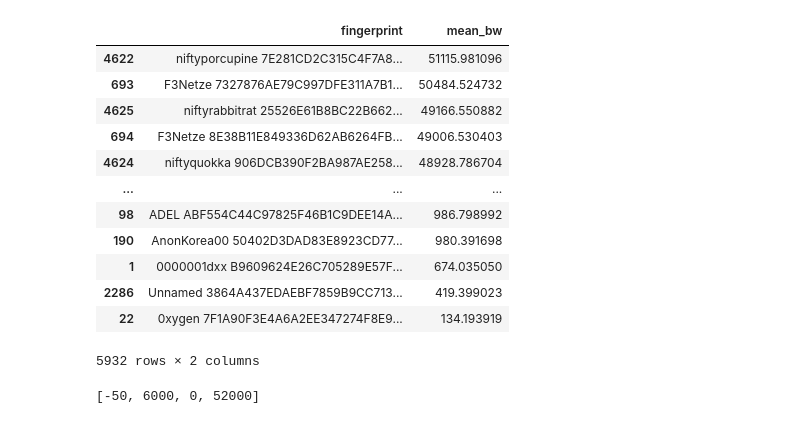
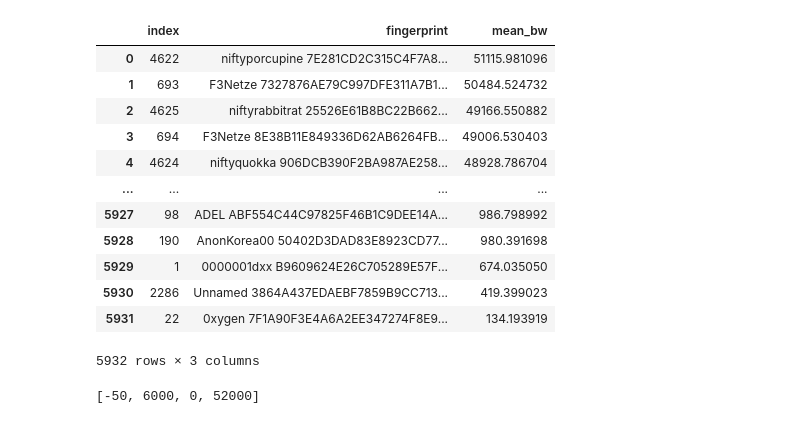
Before and after one commit to axo318/tor-masters-project, a Jupyter notebook: bw_research/choosing_n_relays.ipynb, the cells around one changed output. Cells and saved outputs as stored; diff of their text form; code cells hidden in the pictures.

```diff
--- a/bw_research/choosing_n_relays.ipynb
+++ b/bw_research/choosing_n_relays.ipynb
@@ -18,27 +18,27 @@ means = [df.mean(axis=1) for df in dfs_feb]
 # %%
 # Construct dataframe with relays and their daily means
 df_temp = pd.DataFrame()
 df_temp['fingerprint'] = dfs_feb[0]['fingerprint']
 for i,m in enumerate(means):
     df_temp['day '+str(i+1)] = m
 
 # Find monthly bandwidth mean of each relay
 df = pd.DataFrame()
 df['fingerprint'] = df_temp['fingerprint']
 df['mean_bw'] = df_temp.mean(axis=1)
-df = df.sort_values(by='mean_bw', ascending=False)
+df = df.sort_values(by='mean_bw', ascending=False).reset_index()
 df
 # %% [output]
-|  | fingerprint | mean_bw |
-| 4622 | niftyporcupine 7E281CD2C315C4F7A8... | 51115.981096 |
-| 693 | F3Netze 7327876AE79C997DFE311A7B1... | 50484.524732 |
-| 4625 | niftyrabbitrat 25526E61B8BC22B662... | 49166.550882 |
-| 694 | F3Netze 8E38B11E849336D62AB6264FB... | 49006.530403 |
-| 4624 | niftyquokka 906DCB390F2BA987AE258... | 48928.786704 |
-| ... | ... | ... |
-| 98 | ADEL ABF554C44C97825F46B1C9DEE14A... | 986.798992 |
-| 190 | AnonKorea00 50402D3DAD83E8923CD77... | 980.391698 |
-| 1 | 0000001dxx B9609624E26C705289E57F... | 674.035050 |
-| 2286 | Unnamed 3864A437EDAEBF7859B9CC713... | 419.399023 |
-| 22 | 0xygen 7F1A90F3E4A6A2EE347274F8E9... | 134.193919 |
+|  | index | fingerprint | mean_bw |
+| 0 | 4622 | niftyporcupine 7E281CD2C315C4F7A8... | 51115.981096 |
+| 1 | 693 | F3Netze 7327876AE79C997DFE311A7B1... | 50484.524732 |
+| 2 | 4625 | niftyrabbitrat 25526E61B8BC22B662... | 49166.550882 |
+| 3 | 694 | F3Netze 8E38B11E849336D62AB6264FB... | 49006.530403 |
+| 4 | 4624 | niftyquokka 906DCB390F2BA987AE258... | 48928.786704 |
+| ... | ... | ... | ... |
+| 5927 | 98 | ADEL ABF554C44C97825F46B1C9DEE14A... | 986.798992 |
+| 5928 | 190 | AnonKorea00 50402D3DAD83E8923CD77... | 980.391698 |
+| 5929 | 1 | 0000001dxx B9609624E26C705289E57F... | 674.035050 |
+| 5930 | 2286 | Unnamed 3864A437EDAEBF7859B9CC713... | 419.399023 |
+| 5931 | 22 | 0xygen 7F1A90F3E4A6A2EE347274F8E9... | 134.193919 |
-5932 rows × 2 columns
+5932 rows × 3 columns
```
Also changed, not shown: parts of 9 cells of this notebook, 5 other files.
